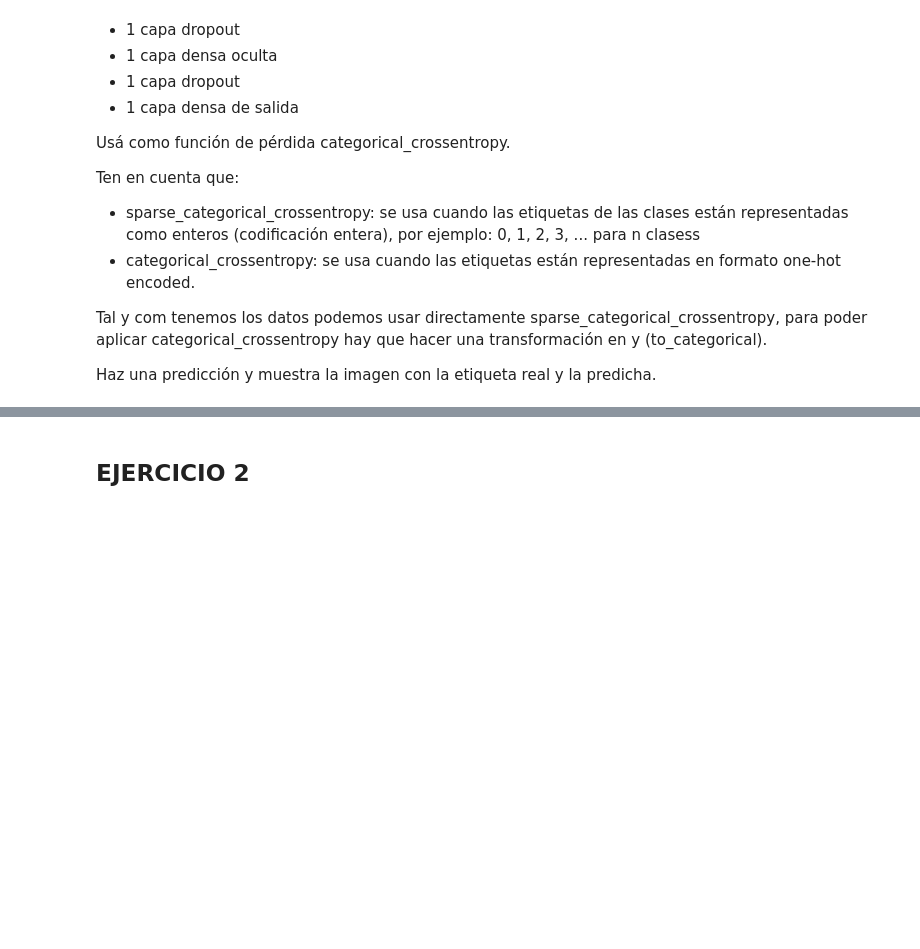
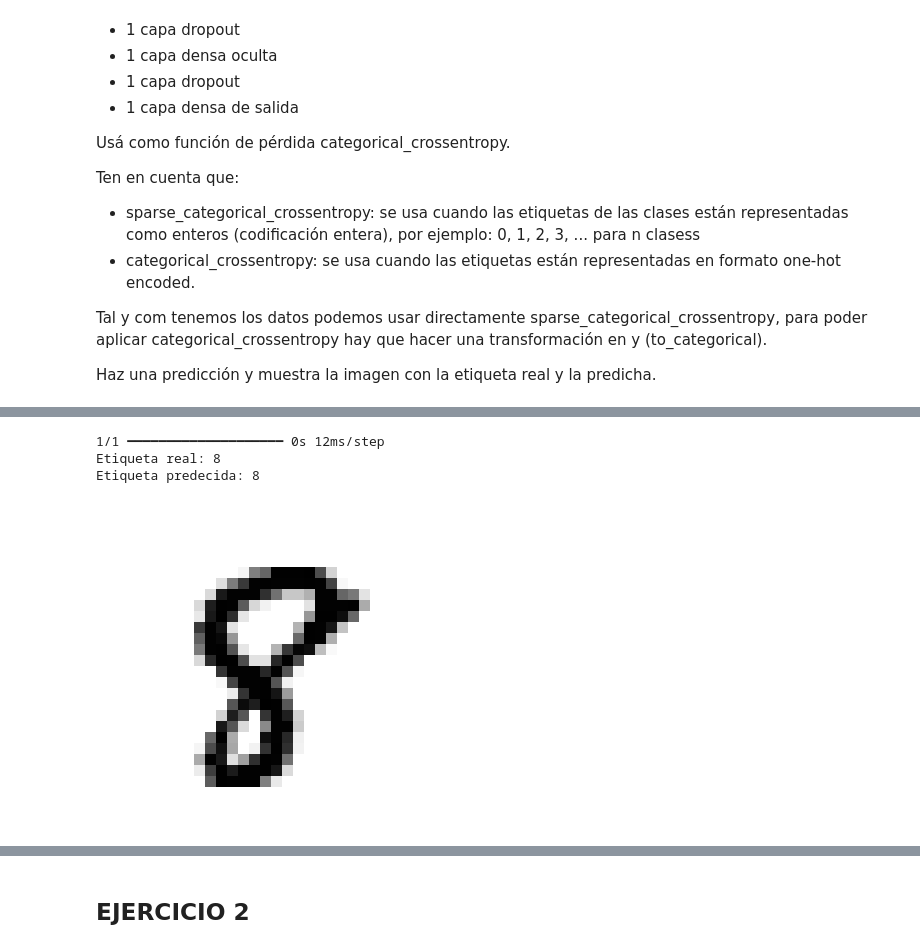
Before and after one commit to Mario-Lopez-Gonzalez/Python_clase, a Jupyter notebook: SAPA/Ejercicios/5_3Ejercicios.ipynb, the cells around one changed output, grey strips where cells are left out. Drawn from its saved outputs; the diff is of its cells as text; code cells hidden in the pictures; blank space fills up the shorter version.

```diff
--- a/SAPA/Ejercicios/5_3Ejercicios.ipynb
+++ b/SAPA/Ejercicios/5_3Ejercicios.ipynb
@@ -71,10 +73,6 @@ x_test = x_test.astype("float32") / 255.0
 # Agregar la dimensión del canal de color
 x_train = x_train.reshape(-1, 28, 28, 1)  # (batch_size, 28, 28, 1)
 x_test = x_test.reshape(-1, 28, 28, 1)
-
-# Codificar etiquetas como one-hot
-y_train = to_categorical(y_train, 10)
-y_test = to_categorical(y_test, 10)
 # %%
 # Construir el modelo
 tf.random.set_seed(42)
@@ -83,10 +81,10 @@ model = tf.keras.models.Sequential([
     tf.keras.layers.Input(shape=(28, 28, 1)),
     DefaultConv2D(filters=32),
     DefaultConv2D(filters=32),
-    tf.keras.layers.MaxPool2D(),
+    tf.keras.layers.MaxPooling2D(),
     DefaultConv2D(filters=64),
     DefaultConv2D(filters=64),
-    tf.keras.layers.MaxPool2D(),
+    tf.keras.layers.MaxPooling2D(),
     tf.keras.layers.Flatten(),
     tf.keras.layers.Dropout(0.5),
     tf.keras.layers.Dense(128, activation='relu'),
@@ -100,6 +94,5 @@ To enable them in other operations, rebuild TensorFlow with the appropriate comp
 # %%
 import random
-model.compile(loss="categorical_crossentropy", optimizer="nadam", metrics=["accuracy"])
-history = model.fit(x_train, y_train, epochs=10, validation_split=0.1)
-#Problemas con la GPU
+model.compile(loss="sparse_categorical_crossentropy", optimizer="nadam", metrics=["accuracy"])
+history = model.fit(x_train, y_train, epochs=25, validation_split=0.1)
 # %% [output]
@@ -107,5 +116,13 @@ TypeError: fit() got an unexpected keyword argument 'njobs'
 # %%
-i = random.random(len(x_test))
-plt.imshow(x_test[i])
-print(f"Etiqueta real: {y_test}")
-print(f"Etiqueta predecida: {model.predict(x_test[i])}")
+i = random.randint(1,len(x_test))
+plt.figure(figsize=(4, 4))
+plt.imshow(x_test[i],cmap='gray_r')
+plt.axis("off")
+pred = model.predict(x_test[i].reshape(1, 28, 28, 1))
+print(f"Etiqueta real: {y_test[i]}")
+print(f"Etiqueta predecida: {np.argmax(pred)}")
+# %% [output]
+1/1 ━━━━━━━━━━━━━━━━━━━━ 0s 12ms/step
+Etiqueta real: 8
+Etiqueta predecida: 8
+[figure, added]
```
Also changed, not shown: parts of 5 cells of this notebook, 5 other files.
